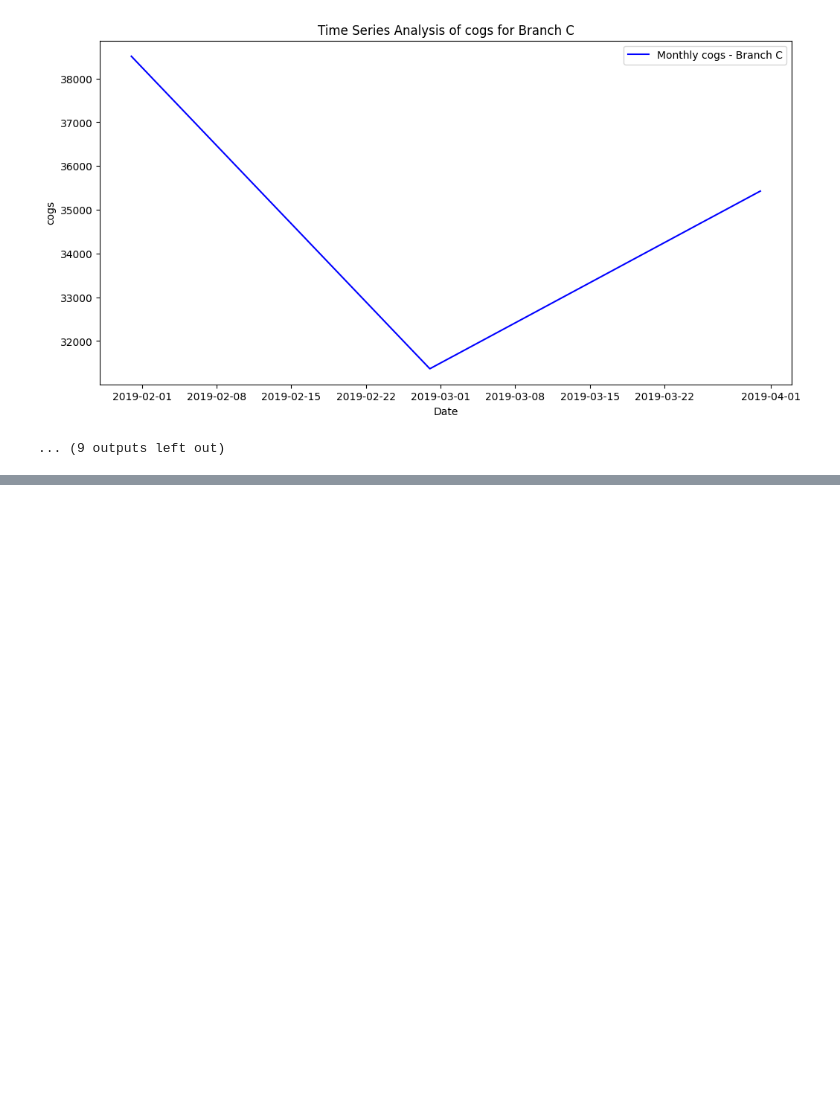
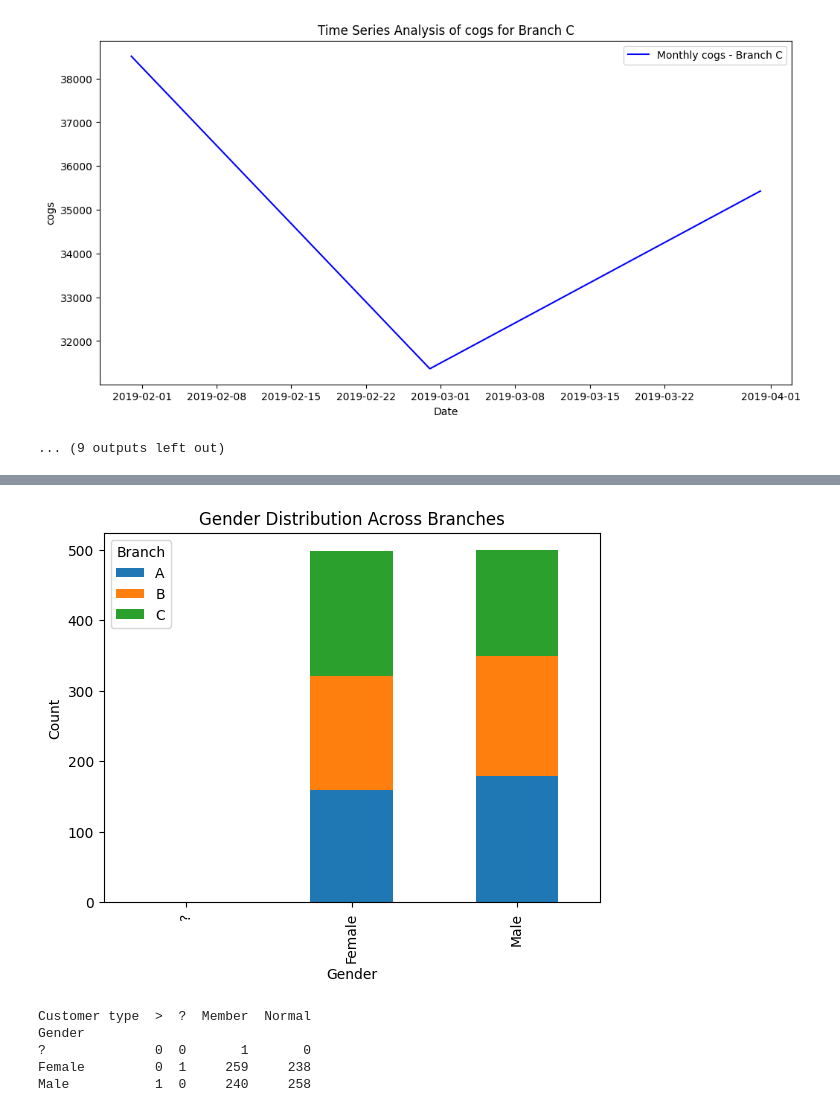
Before and after one commit to AbhiramPollur/ExploratoryDataAnalysis, a Jupyter notebook: 21BDS0383.ipynb, the cells around one changed output, grey strips where cells are left out. Saved outputs shown, nothing was run; the diff lists cells and outputs as text; code cells hidden in the pictures; blank space fills up the shorter version.

```diff
--- a/21BDS0383.ipynb
+++ b/21BDS0383.ipynb
@@ -178,0 +257,17 @@ for branch in branches:
+# %%
+# Stacked Bar Plot
+pd.crosstab(df['Gender'], df['Branch']).plot(kind='bar', stacked=True)
+plt.title('Gender Distribution Across Branches')
+plt.ylabel('Count')
+plt.show()
+# %% [output]
+[figure, added]
+# %%
+# Two-Way Contingency Table
+print(pd.crosstab(df['Gender'], df['Customer type']))
+# %% [output]
+Customer type  >  ?  Member  Normal
+Gender
+?              0  0       1       0
+Female         0  1     259     238
+Male           1  0     240     258
```
Also changed, not shown: parts of 26 cells of this notebook.
